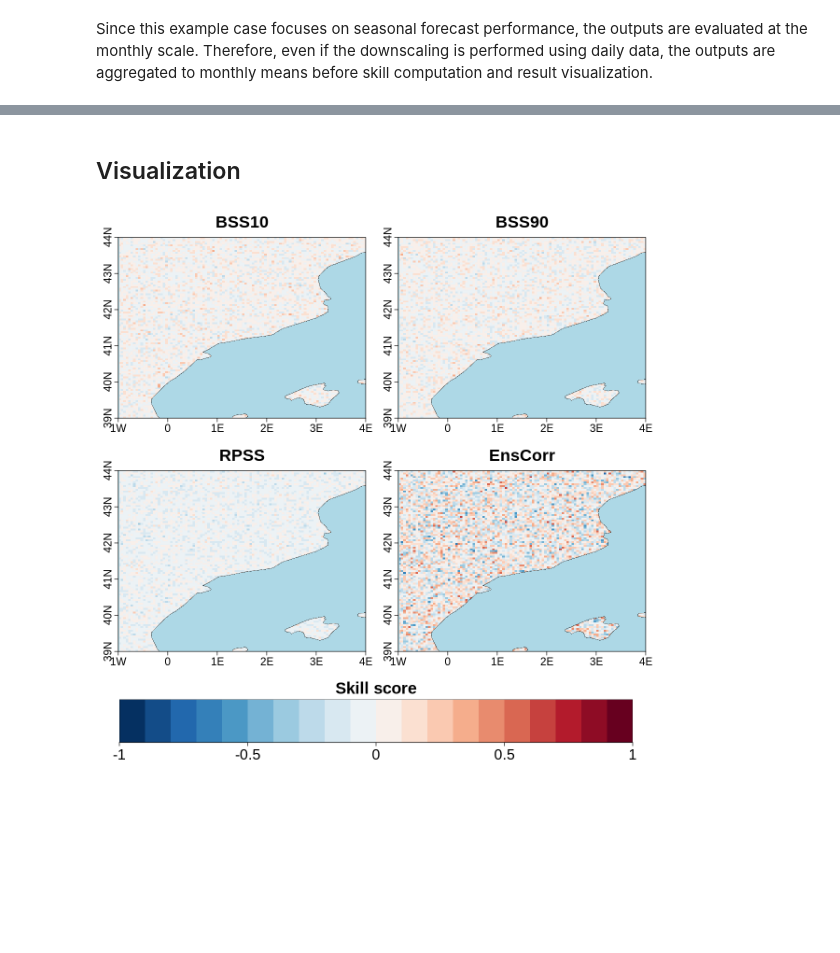
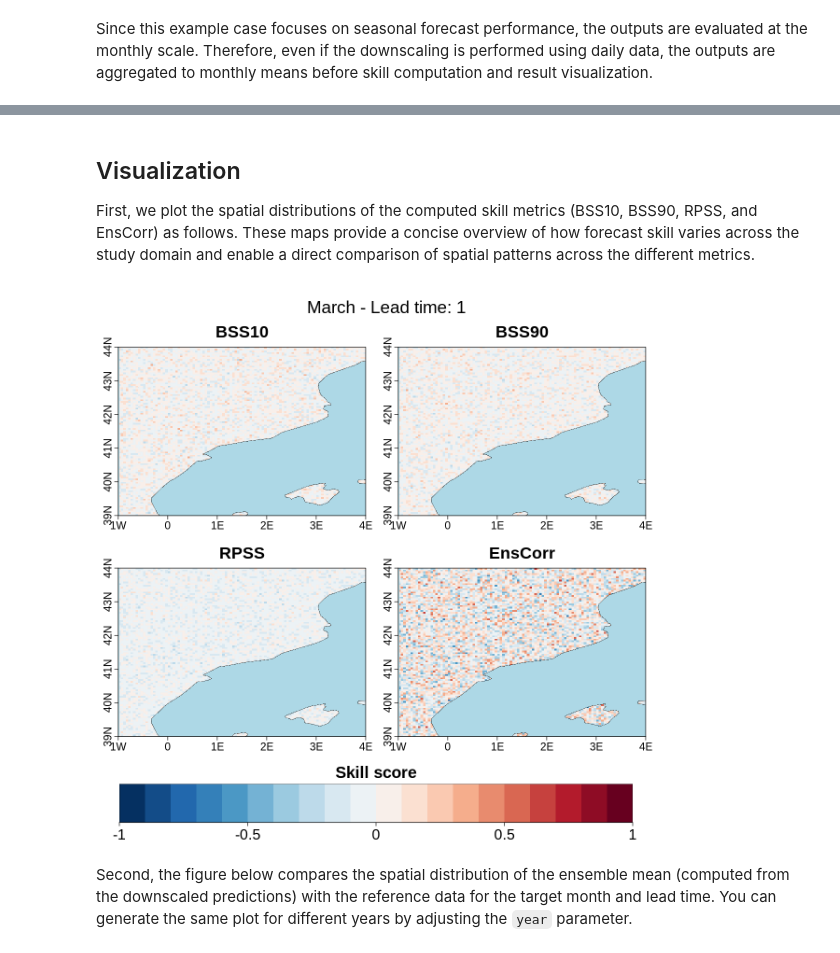
Before and after one commit to impetus4change/T31-ESD-hub, a Jupyter notebook: seasonal/Seasonal_ESD.ipynb, the cells around one changed output, grey strips where cells are left out. Saved outputs shown, nothing was run; the diff lists cells and outputs as text; code cells hidden in the pictures; blank space fills up the shorter version.

Commit message:
first draft of the seasonal notebook of the I4C-Hub

```diff
--- a/seasonal/Seasonal_ESD.ipynb
+++ b/seasonal/Seasonal_ESD.ipynb
@@ -90,7 +65,7 @@ Warning message in Sys.setlocale("LC_ALL", "en_GB.UTF-8"):
     * Paris
     * Prague
 # %%
-var <- "tas"
+var <- "tasmin"
 dwn_type <- "analogs"
 freq <- "daily"
 int_method <- NULL
@@ -98,15 +73,14 @@ bc_method <- NULL
 lr_method <- NULL
 log_reg_method <- NULL
 nanalogs <- 1
-target_month <- 1
-lt <- 0
+target_month <- 3
+lt <- 1
 demon <- "Catalonia"
 # %% [markdown]
 ## Data Loading
 Before loading the model and reference data, the recipe file should be imported. The recipe is a configuration file through which datasets, forecast horizon, time period, downscaling methods and skill metrics to compute are specified. A base recipe file is already prepared. The required parts are edited based on the user inputs provided above:
 # %%
-freq_recipe <- freq
-if (tolower(freq) == "daily" & !(var == "tasmin" | var == "tasmax")) {
+if (tolower(freq) == "daily") {
   freq_recipe <- "daily_mean"
 }
 if (tolower(freq) == "monthly") {
@@ -296,21 +270,24 @@ INFO  [2026-01-20 16:59:11] ##### SKILL METRIC COMPUTATION COMPLETE #####
         1       100       100
 # %% [markdown]
 ## Visualization
+First, we plot the spatial distributions of the computed skill metrics (BSS10, BSS90, RPSS, and EnsCorr) as follows. These maps provide a concise overview of how forecast skill varies across the study domain and enable a direct comparison of spatial patterns across the different metrics.
 # %%
 options(repr.plot.width = 10, repr.plot.height = 10)  # inch
 s2dv::PlotLayout(fun = PlotEquiMap,
+                 toptitle = paste0(month.name[target_month],  " - Lead time: ", lt),
+                 title_margin_scale = .4,
                  plot_dims = c('latitude', 'longitude'),
                  var = list(skill_values$bss10, skill_values$bss90, skill_values$rpss, skill_values$enscorr),
                  lat = downscaled_data$hcst$coords$lat,
                  lon = downscaled_data$hcst$coords$lon,
                  filled.continents = FALSE,
                  filled.ocean = TRUE,
                  intylat = 1, intxlon = 1,
                  brks = seq(-1, 1, 0.1),
                  titles = c('BSS10', 'BSS90', 'RPSS', "EnsCorr"),
                  units = "Skill score",
                  boxlwd = 2, nrow = 2,
-                 bar_label_scale = 1.75, units_scale = 1.75, bar_scale = 1, subplot_titles_scale = 1.35, axes_label_scale = 1.35
+                 bar_label_scale = 1.75, units_scale = 1.75, bar_scale = 1, subplot_titles_scale = 1.35, axes_label_scale = 1.35, title_scale = .75
 )
 # %% [output]
-[figure, old version]
+[figure, new version]
@@ -319,3 +294,5 @@ downscaled_data$hcst$
+# %% [markdown]
+Second, the figure below compares the spatial distribution of the ensemble mean (computed from the downscaled predictions) with the reference data for the target month and lead time. You can generate the same plot for different years by adjusting the `year` parameter.
 # %%
 year <- 2007 # Year to be plotted
 obs <- ClimProjDiags::Subset(downscaled_data$obs$data, along = "syear", indices = year - 1993 + 1, drop = "non-selected") # 1993 is the starting year of the analysis
```
Also changed, not shown: parts of 15 cells of this notebook.
